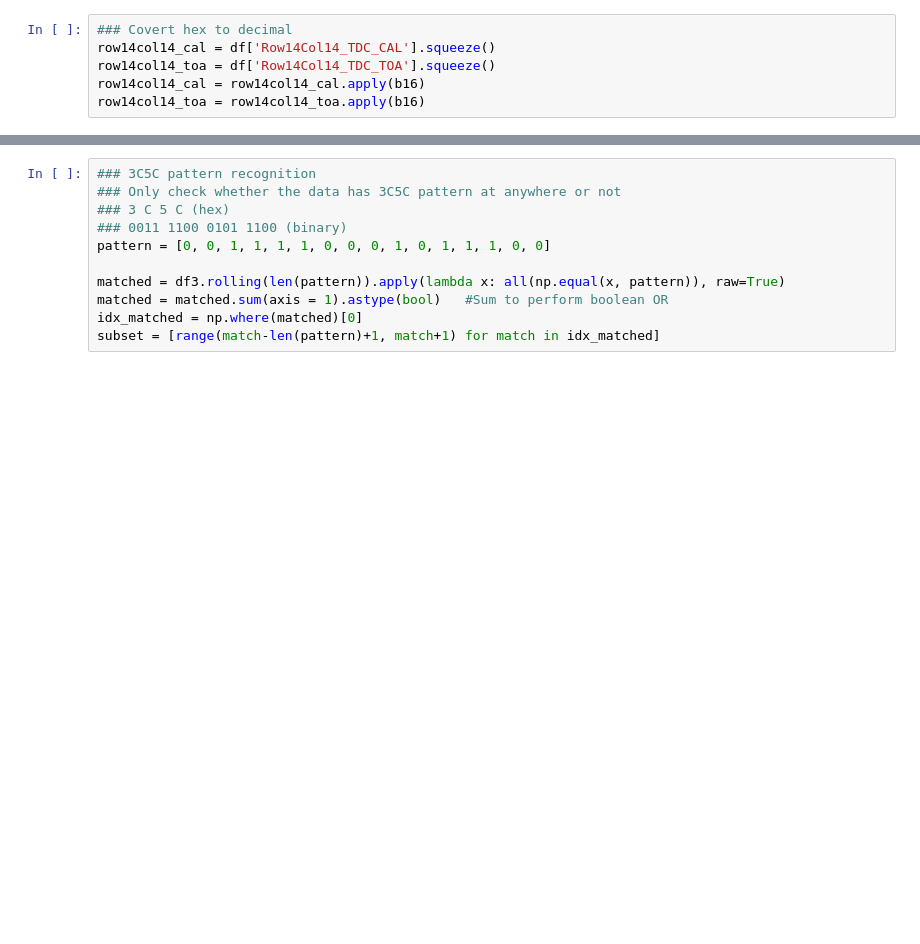
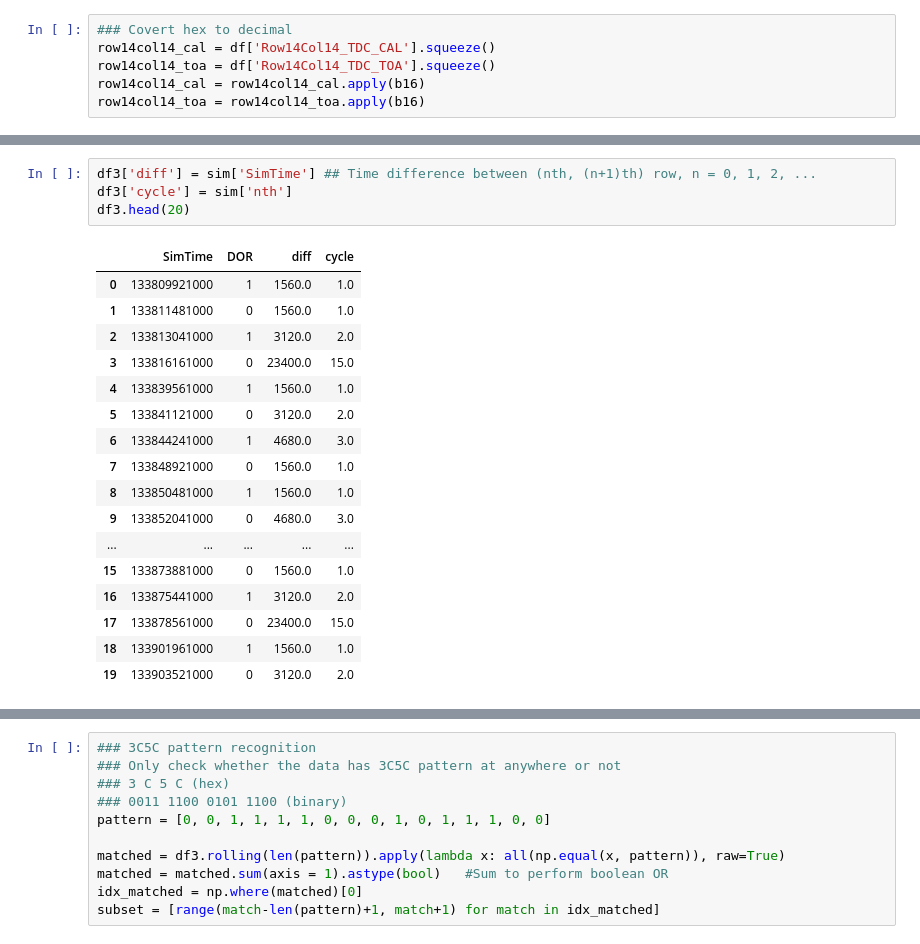
Before and after one commit to Quantumapple/etroc2datavalidation, a Jupyter notebook: DataVerify.ipynb, the cells around one changed output, grey strips where cells are left out. Drawn from its saved outputs; the diff is of its cells as text; blank space fills up the shorter version.

```diff
--- a/DataVerify.ipynb
+++ b/DataVerify.ipynb
@@ -139,0 +136,22 @@ df3.head()
+# %%
+df3['diff'] = sim['SimTime'] ## Time difference between (nth, (n+1)th) row, n = 0, 1, 2, ...
+df3['cycle'] = sim['nth']
+df3.head(20)
+# %% [output]
+|  | SimTime | DOR | diff | cycle |
+| 0 | 133809921000 | 1 | 1560.0 | 1.0 |
+| 1 | 133811481000 | 0 | 1560.0 | 1.0 |
+| 2 | 133813041000 | 1 | 3120.0 | 2.0 |
+| 3 | 133816161000 | 0 | 23400.0 | 15.0 |
+| 4 | 133839561000 | 1 | 1560.0 | 1.0 |
+| 5 | 133841121000 | 0 | 3120.0 | 2.0 |
+| 6 | 133844241000 | 1 | 4680.0 | 3.0 |
+| 7 | 133848921000 | 0 | 1560.0 | 1.0 |
+| 8 | 133850481000 | 1 | 1560.0 | 1.0 |
+| 9 | 133852041000 | 0 | 4680.0 | 3.0 |
+| ... | ... | ... | ... | ... |
+| 15 | 133873881000 | 0 | 1560.0 | 1.0 |
+| 16 | 133875441000 | 1 | 3120.0 | 2.0 |
+| 17 | 133878561000 | 0 | 23400.0 | 15.0 |
+| 18 | 133901961000 | 1 | 1560.0 | 1.0 |
+| 19 | 133903521000 | 0 | 3120.0 | 2.0 |
```
Also changed, not shown: parts of 17 cells of this notebook.
